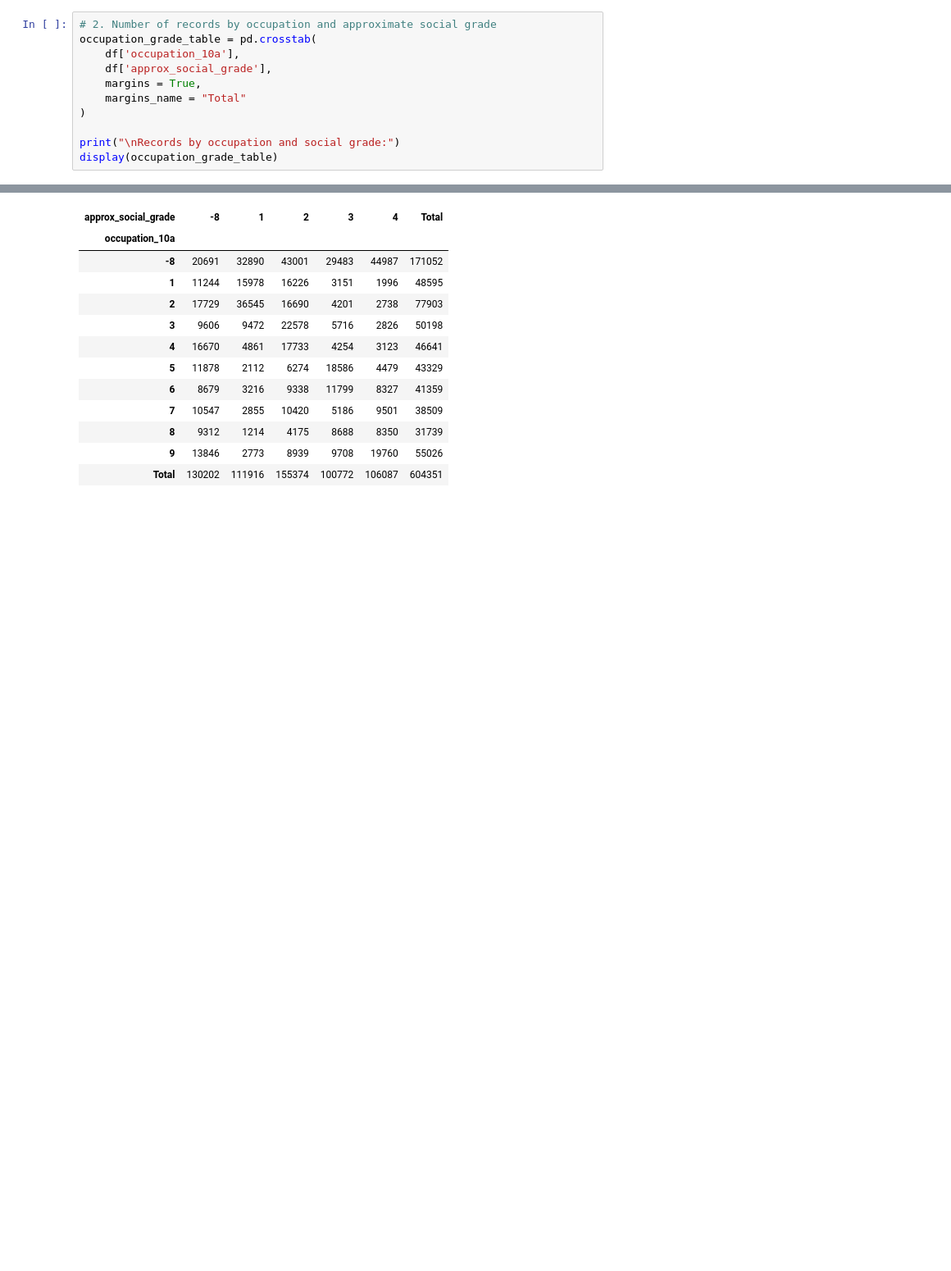
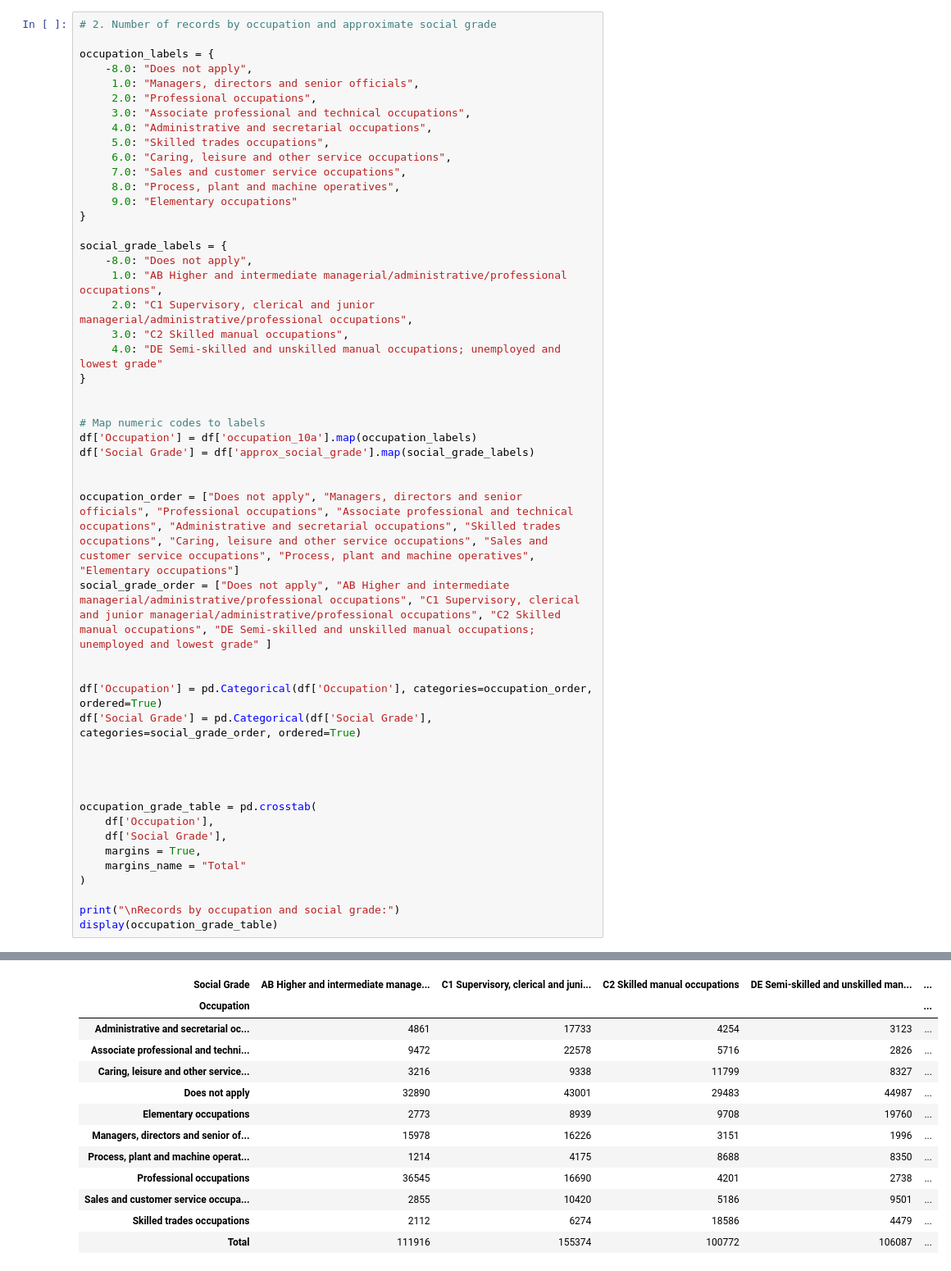
Before and after one commit to het106/Python-p2, a Jupyter notebook: notebooks/census2021.ipynb, the cells around one changed output, grey strips where cells are left out. Shown: that part at 82% size. Drawn from its saved outputs; the diff is of its cells as text; blank space fills up the shorter version.

```diff
--- a/notebooks/census2021.ipynb
+++ b/notebooks/census2021.ipynb
@@ -182,29 +225,67 @@ Records by hours worked and industry:
 # %%
 # 2. Number of records by occupation and approximate social grade
+
+occupation_labels = {
+    -8.0: "Does not apply",
+	 1.0: "Managers, directors and senior officials",
+	 2.0: "Professional occupations",
+	 3.0: "Associate professional and technical occupations",
+	 4.0: "Administrative and secretarial occupations",
+	 5.0: "Skilled trades occupations",
+	 6.0: "Caring, leisure and other service occupations",
+	 7.0: "Sales and customer service occupations",
+	 8.0: "Process, plant and machine operatives",
+	 9.0: "Elementary occupations"
+}
+
+social_grade_labels = {
+    -8.0: "Does not apply",
+     1.0: "AB Higher and intermediate managerial/administrative/professional occupations",
+	 2.0: "C1 Supervisory, clerical and junior managerial/administrative/professional occupations",
+	 3.0: "C2 Skilled manual occupations",
+	 4.0: "DE Semi-skilled and unskilled manual occupations; unemployed and lowest grade"
+}
+
+
+# Map numeric codes to labels
+df['Occupation'] = df['occupation_10a'].map(occupation_labels)
+df['Social Grade'] = df['approx_social_grade'].map(social_grade_labels)
+
+
+occupation_order = ["Does not apply", "Managers, directors and senior officials", "Professional occupations", "Associate professional and technical occupations", "Administrative and secretarial occupations", "Skilled trades occupations", "Caring, leisure and other service occupations", "Sales and customer service occupations", "Process, plant and machine operatives", "Elementary occupations"]
+social_grade_order = ["Does not apply", "AB Higher and intermediate managerial/administrative/professional occupations", "C1 Supervisory, clerical and junior managerial/administrative/professional occupations", "C2 Skilled manual occupations", "DE Semi-skilled and unskilled manual occupations; unemployed and lowest grade" ]
+
+
+df['Occupation'] = pd.Categorical(df['Occupation'], categories=occupation_order, ordered=True)
+df['Social Grade'] = pd.Categorical(df['Social Grade'], categories=social_grade_order, ordered=True)
+
+
+
+
 occupation_grade_table = pd.crosstab(
-    df['occupation_10a'],
-    df['approx_social_grade'],
+    df['Occupation'],
+    df['Social Grade'],
     margins = True,
     margins_name = "Total"
 )
 
 print("\nRecords by occupation and social grade:")
 display(occupation_grade_table)
 # %% [output]
 Records by occupation and social grade:
-| approx_social_grade | -8 | 1 | 2 | 3 | 4 | Total |
-| occupation_10a |  |  |  |  |  |  |
-| -8 | 20691 | 32890 | 43001 | 29483 | 44987 | 171052 |
-| 1 | 11244 | 15978 | 16226 | 3151 | 1996 | 48595 |
-| 2 | 17729 | 36545 | 16690 | 4201 | 2738 | 77903 |
-| 3 | 9606 | 9472 | 22578 | 5716 | 2826 | 50198 |
-| 4 | 16670 | 4861 | 17733 | 4254 | 3123 | 46641 |
-| 5 | 11878 | 2112 | 6274 | 18586 | 4479 | 43329 |
-| 6 | 8679 | 3216 | 9338 | 11799 | 8327 | 41359 |
-| 7 | 10547 | 2855 | 10420 | 5186 | 9501 | 38509 |
-| 8 | 9312 | 1214 | 4175 | 8688 | 8350 | 31739 |
-| 9 | 13846 | 2773 | 8939 | 9708 | 19760 | 55026 |
-| Total | 130202 | 111916 | 155374 | 100772 | 106087 | 604351 |
+| Social Grade | AB Higher and intermediate manage... | C1 Supervisory, clerical and juni... | C2 Skilled manual occupations | DE Semi-skilled and unskilled man... | ... |
+| Occupation |  |  |  |  | ... |
+| Administrative and secretarial oc... | 4861 | 17733 | 4254 | 3123 | ... |
+| Associate professional and techni... | 9472 | 22578 | 5716 | 2826 | ... |
+| Caring, leisure and other service... | 3216 | 9338 | 11799 | 8327 | ... |
+| Does not apply | 32890 | 43001 | 29483 | 44987 | ... |
+| Elementary occupations | 2773 | 8939 | 9708 | 19760 | ... |
+| Managers, directors and senior of... | 15978 | 16226 | 3151 | 1996 | ... |
+| Process, plant and machine operat... | 1214 | 4175 | 8688 | 8350 | ... |
+| Professional occupations | 36545 | 16690 | 4201 | 2738 | ... |
+| Sales and customer service occupa... | 2855 | 10420 | 5186 | 9501 | ... |
+| Skilled trades occupations | 2112 | 6274 | 18586 | 4479 | ... |
+| Total | 111916 | 155374 | 100772 | 106087 | ... |
 # %%
 # Extra addition to the above - Heatmap
 import seaborn as sns
```
Also changed, not shown: parts of 7 cells of this notebook.
